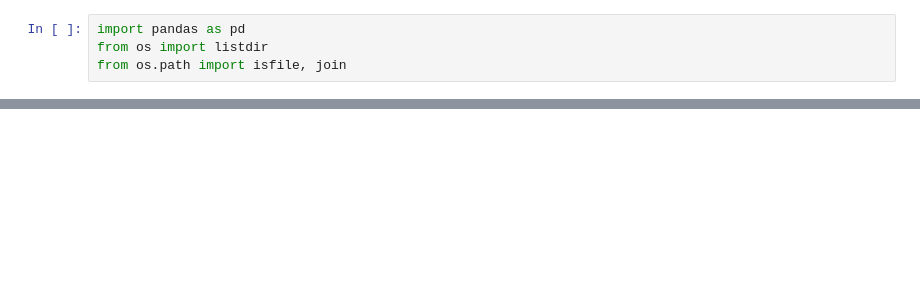
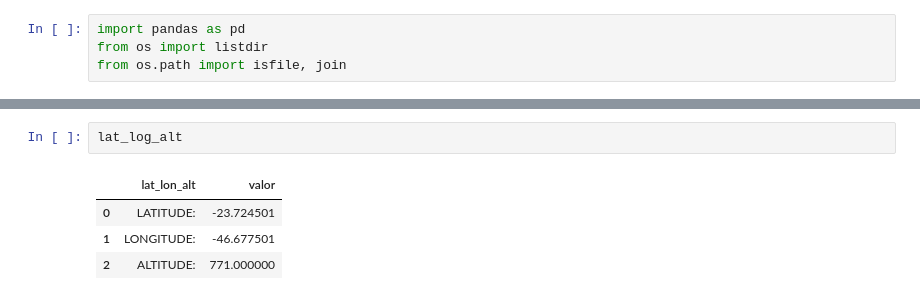
Before and after one commit to thamirisbrandao/rain-prediction-machine, a Jupyter notebook: notebooks/rain-prediction-dataset-load.ipynb, the cells around one changed output, grey strips where cells are left out. Cells and saved outputs as stored; diff of their text form; blank space fills up the shorter version.

```diff
--- a/notebooks/rain-prediction-dataset-load.ipynb
+++ b/notebooks/rain-prediction-dataset-load.ipynb
@@ -13,0 +32,7 @@ df['Estaçao']=files[0].split('_')[4]
+# %%
+lat_log_alt
+# %% [output]
+|  | lat_lon_alt | valor |
+| 0 | LATITUDE: | -23.724501 |
+| 1 | LONGITUDE: | -46.677501 |
+| 2 | ALTITUDE: | 771.000000 |
```
Also changed, not shown: parts of 16 cells of this notebook.
